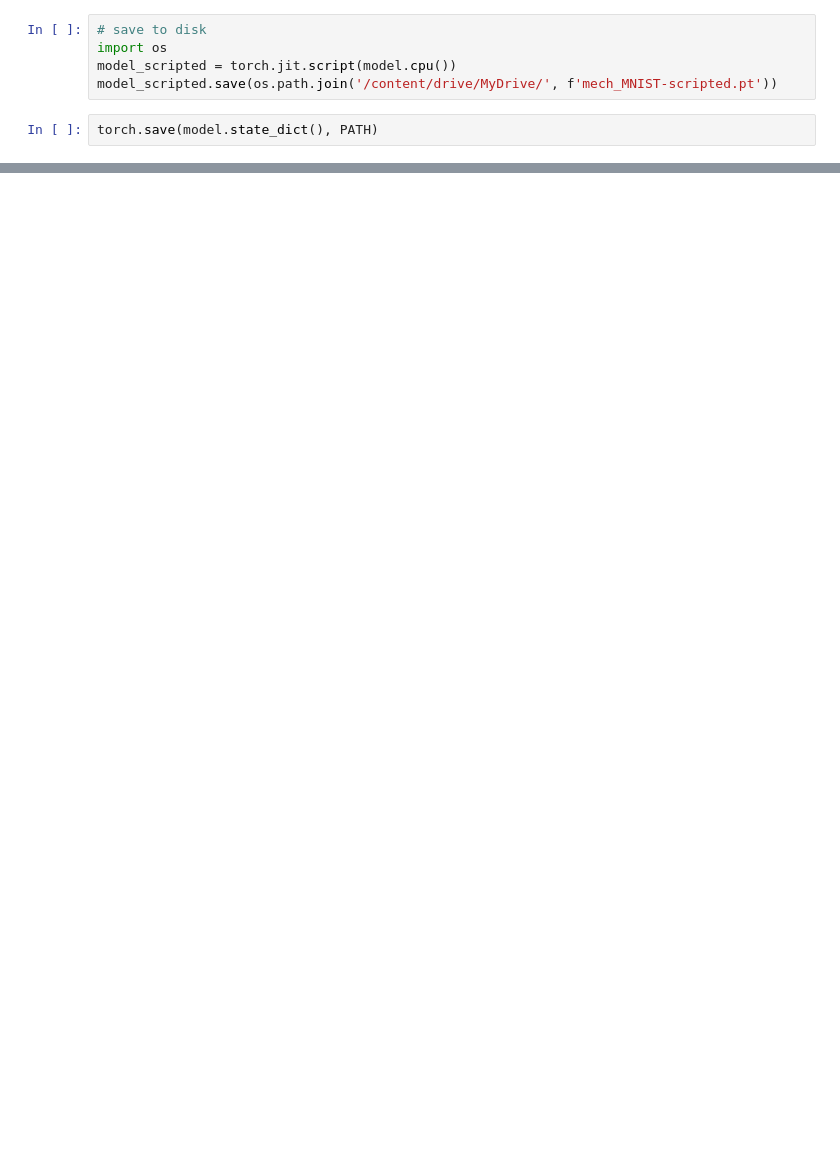
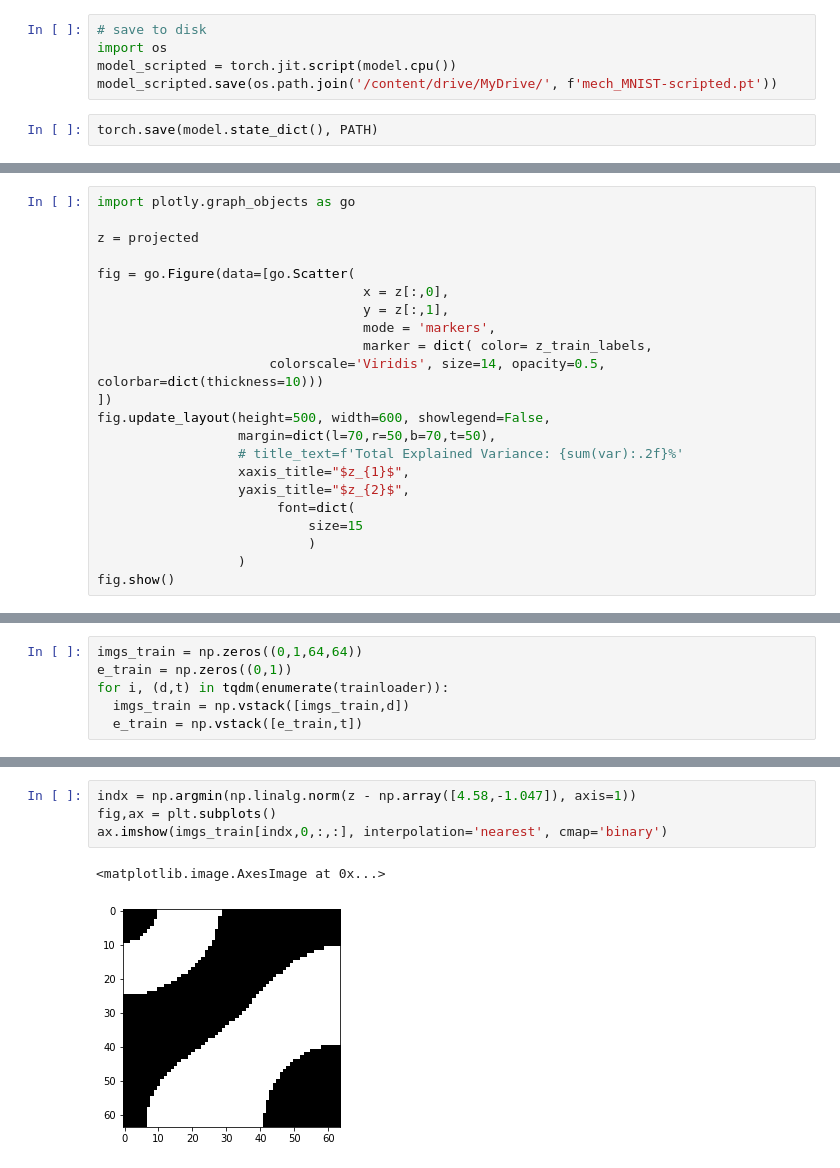
Before and after one commit to sedaoturak/vae_cahn-hilliard, a Jupyter notebook: cVAE_mechanical_MNIST.ipynb, the cells around one changed output, grey strips where cells are left out. Saved outputs shown, nothing was run; the diff lists cells and outputs as text; blank space fills up the shorter version.

```diff
--- a/cVAE_mechanical_MNIST.ipynb
+++ b/cVAE_mechanical_MNIST.ipynb
@@ -365,0 +409,22 @@ torch.save(model.state_dict(), PATH)
+# %%
+import plotly.graph_objects as go
+
+z = projected
+
+fig = go.Figure(data=[go.Scatter(
+                                  x = z[:,0],
+                                  y = z[:,1],
+                                  mode = 'markers',
+                                  marker = dict( color= z_train_labels,
+                      colorscale='Viridis', size=14, opacity=0.5, colorbar=dict(thickness=10)))
+])
+fig.update_layout(height=500, width=600, showlegend=False,
+                  margin=dict(l=70,r=50,b=70,t=50),
+                  # title_text=f'Total Explained Variance: {sum(var):.2f}%'
+                  xaxis_title="$z_{1}$",
+                  yaxis_title="$z_{2}$",
+                       font=dict(
+                           size=15
+                           )
+                  )
+fig.show()
@@ -365,0 +433,6 @@ torch.save(model.state_dict(), PATH)
+# %%
+imgs_train = np.zeros((0,1,64,64))
+e_train = np.zeros((0,1))
+for i, (d,t) in tqdm(enumerate(trainloader)):
+  imgs_train = np.vstack([imgs_train,d])
+  e_train = np.vstack([e_train,t])
@@ -365,0 +442,7 @@ torch.save(model.state_dict(), PATH)
+# %%
+indx = np.argmin(np.linalg.norm(z - np.array([4.58,-1.047]), axis=1))
+fig,ax = plt.subplots()
+ax.imshow(imgs_train[indx,0,:,:], interpolation='nearest', cmap='binary')
+# %% [output]
+<matplotlib.image.AxesImage at 0x...>
+[figure, added]
```
Also changed, not shown: parts of 23 cells of this notebook.
